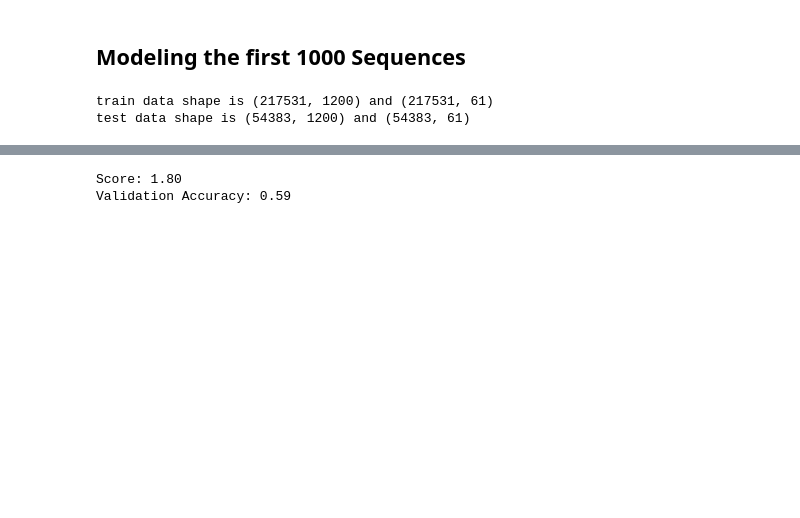
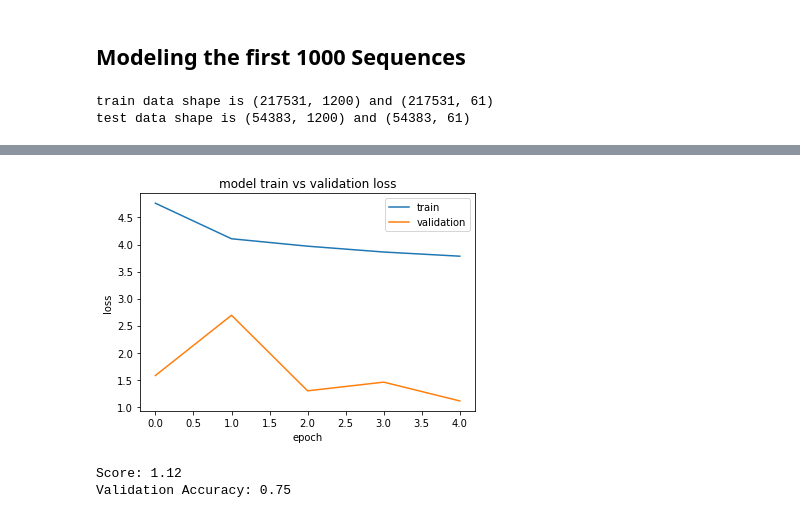
Before and after one commit to nadimintikrish/protein_lstm, a Jupyter notebook: protein_classifier_cnn.ipynb, the cells around one changed output, grey strips where cells are left out. Drawn from its saved outputs; the diff is of its cells as text; code cells hidden in the pictures; blank space fills up the shorter version.

Commit message:
78% accuracy for conv1D, still need to converge

```diff
--- a/protein_classifier_cnn.ipynb
+++ b/protein_classifier_cnn.ipynb
@@ -120,7 +124,7 @@ model.add(Conv1D(filters=32, kernel_size=3, activation='relu'))
 model.add(MaxPooling1D(pool_size=2))
 model.add(BatchNormalization())
 
-model.add(Conv1D(filters=32, kernel_size=3, activation='relu'))
+model.add(Conv1D(filters=64, kernel_size=3, activation='relu'))
 model.add(MaxPooling1D(pool_size=2))
 model.add(BatchNormalization())
 
@@ -163,7 +167,7 @@ test data shape is (54383, 1200) and (54383, 61)
 
 # tensor_board = TensorBoard(log_dir='logs/Graph', histogram_freq=0, write_graph=True, write_images=True)
 # %%
-history = model.fit(X_train,y_train,epochs=5,verbose=1,batch_size=64,validation_split=0.2)
+history = model.fit(X_train,y_train,epochs=5,verbose=2,batch_size=32,validation_split=0.2)
 
 plt.plot(history.history['loss'])
 plt.plot(history.history['val_loss'])
@@ -180,7 +191,8 @@ Epoch 2/5
+[figure, added]
 # %%
 score,acc = model.evaluate(X_test, y_test, verbose = 2, batch_size = 16)
 print("Score: %.2f" % (score))
 print("Validation Accuracy: %.2f" % (acc))
 # %% [output]
-Score: 1.80
-Validation Accuracy: 0.59
+Score: 1.12
+Validation Accuracy: 0.75
```
Also changed, not shown: parts of 7 cells of this notebook.
